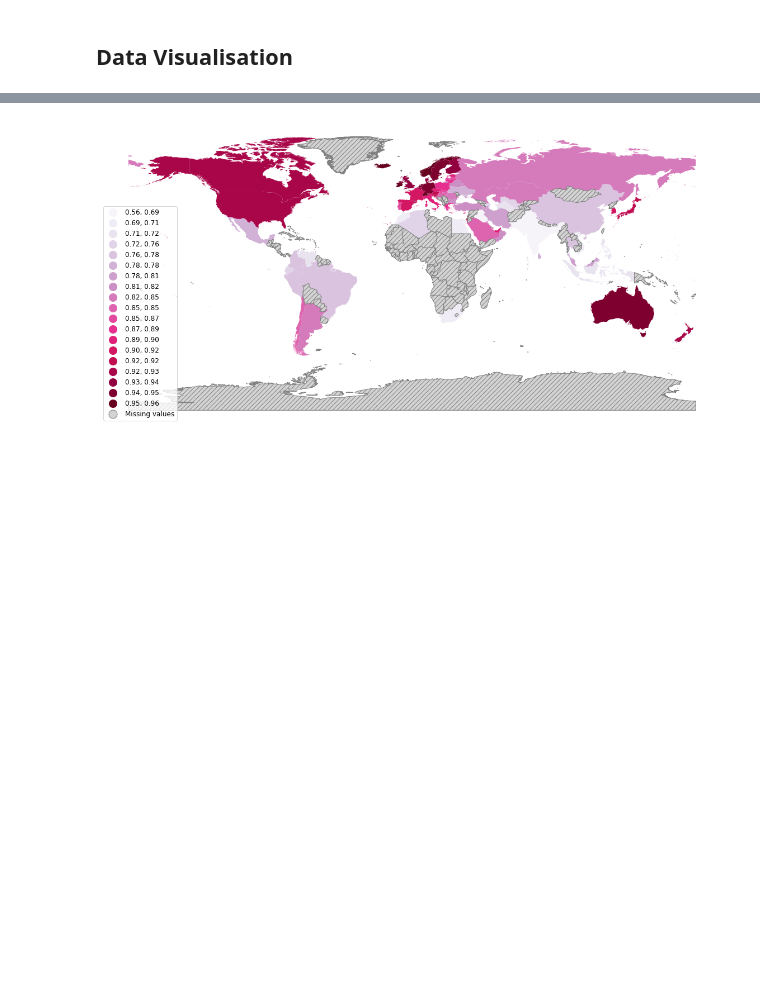
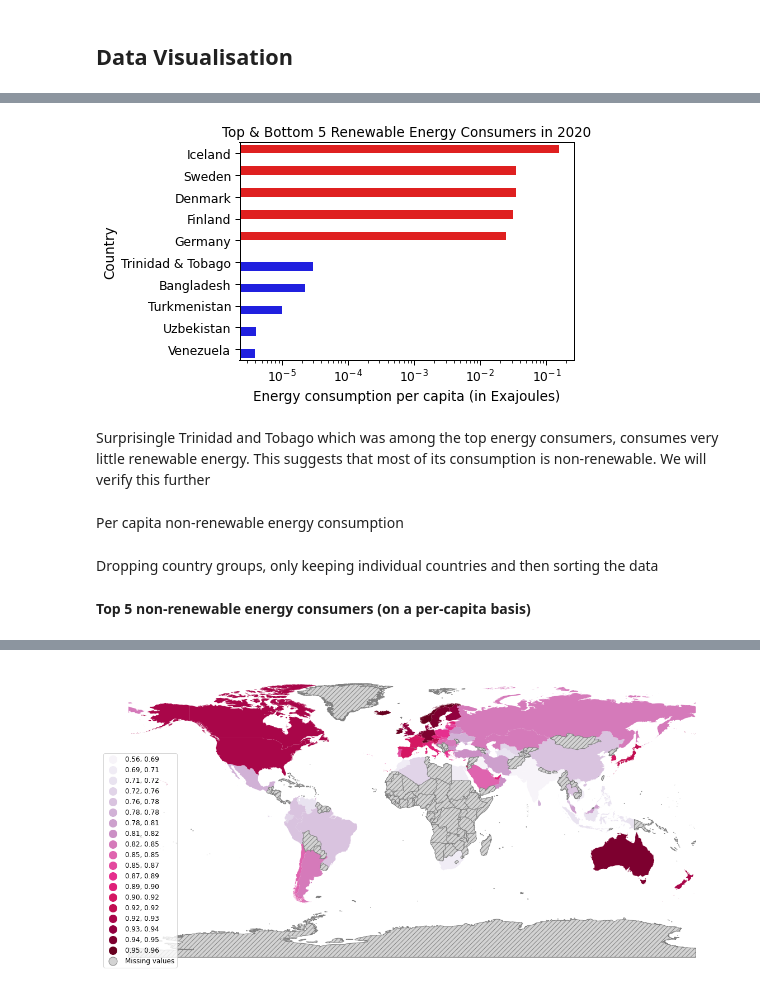
Before and after one commit to PranavaSinghal/DS203-Project, a Jupyter notebook: DS203_project.ipynb, the cells around one changed output, grey strips where cells are left out. Saved outputs shown, nothing was run; the diff lists cells and outputs as text; code cells hidden in the pictures; blank space fills up the shorter version.

```diff
--- a/DS203_project.ipynb
+++ b/DS203_project.ipynb
@@ -1047,0 +1133,3 @@ df_final.tail(10)
+# %%
+renewable_energy_df = renewable_energy_df[~renewable_energy_df['Country'].str.contains(pat = "Total")]
+renewable_energy_df.sort_values(by = ['Total Renewable Energy'],inplace = True, ascending = False)
@@ -1047,0 +1160,6 @@ df_final.tail(10)
+# %%
+top_n_bottom_5 = pd.concat([renewable_energy_df.head(5), renewable_energy_df.tail(5)], ignore_index = True)
+type_list = ['Top 5' for x in range(10)]
+type_list[5:] = ['Bottom 5' for x in range(5)]
+top_n_bottom_5['type'] = type_list
+top_n_bottom_5
@@ -1047,0 +1178,15 @@ df_final.tail(10)
+# %%
+sns.set_context('paper', font_scale = 1.4)
+sns.barplot(y = 'Country', x = 'Total Renewable Energy', data = top_n_bottom_5, hue = 'type', orient = 'h', palette = ['r', 'b'])
+plt.title('Top & Bottom 5 Renewable Energy Consumers in 2020')
+ax = plt.gca()
+ax.legend_ = None # Hide the legend
+plt.xlabel('Energy consumption per capita (in Exajoules)')
+plt.xscale('log')
+plt.show()
+# %% [output]
+[figure, added]
+# %% [markdown]
+Surprisingle Trinidad and Tobago which was among the top energy consumers, consumes very little renewable energy. This suggests that most of its consumption is non-renewable. We will verify this further
+# %% [markdown]
+Per capita non-renewable energy consumption
@@ -1047,0 +1195,2 @@ df_final.tail(10)
+# %% [markdown]
+Dropping country groups, only keeping individual countries and then sorting the data
@@ -1047,0 +1200,2 @@ df_final.tail(10)
+# %% [markdown]
+__Top 5 non-renewable energy consumers (on a per-capita basis)__
```
Also changed, not shown: parts of 39 cells of this notebook.
